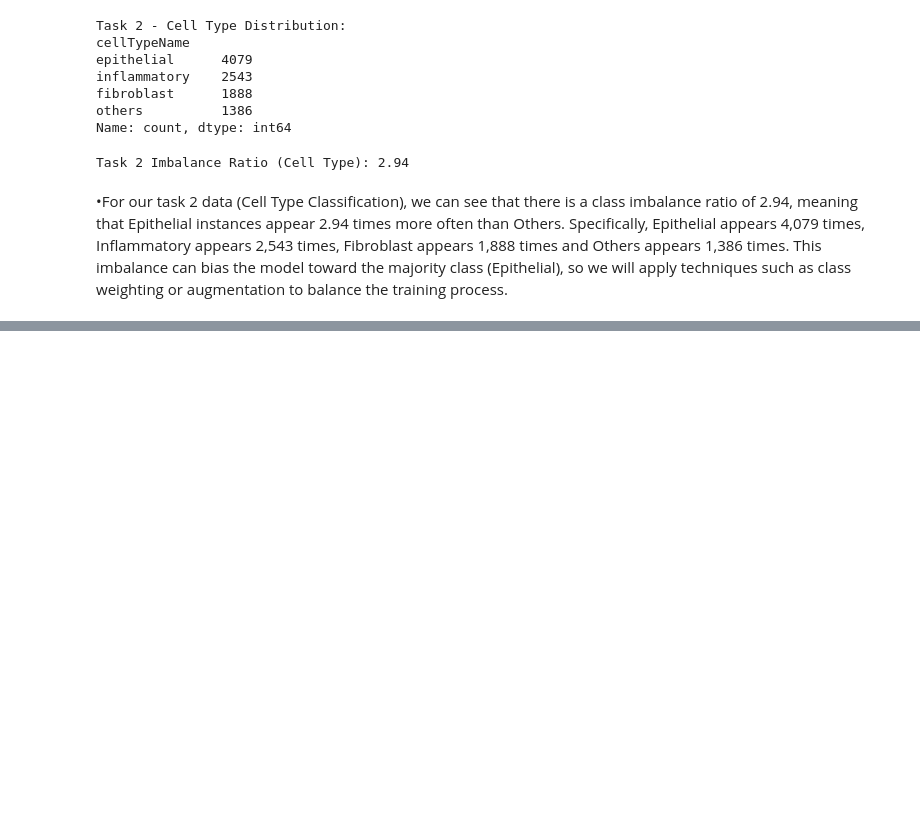
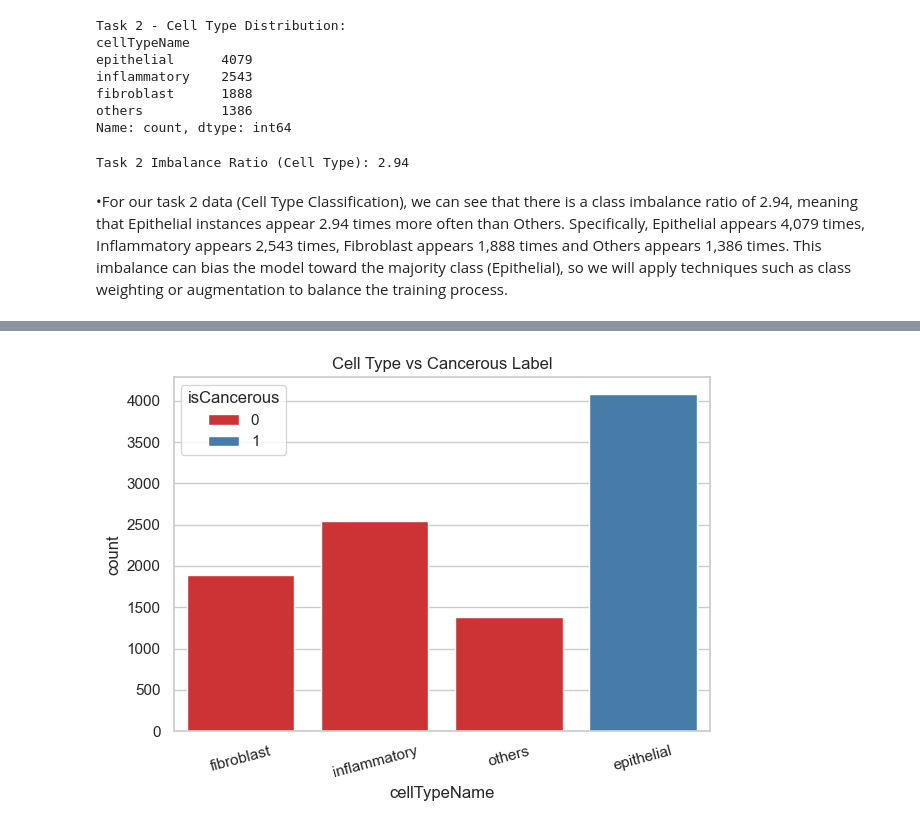
Before and after one commit to julian-schmidt-heron/Colon-Cancer-Image-Classification-RMIT-Group-Project-, a Jupyter notebook: s4002485_s3994439.ipynb, the cells around one changed output, grey strips where cells are left out. Drawn from its saved outputs; the diff is of its cells as text; code cells hidden in the pictures; blank space fills up the shorter version.

```diff
--- a/s4002485_s3994439.ipynb
+++ b/s4002485_s3994439.ipynb
@@ -148,0 +244,8 @@ Task 2 Imbalance Ratio (Cell Type): 2.94
+# %%
+sns.countplot(data=main_df, x="cellTypeName", hue="isCancerous", palette="Set1")
+plt.title("Cell Type vs Cancerous Label")
+plt.xticks(rotation=15)
+plt.tight_layout()
+plt.show()
+# %% [output]
+[figure, added]
```
Also changed, not shown: parts of 12 cells of this notebook.
